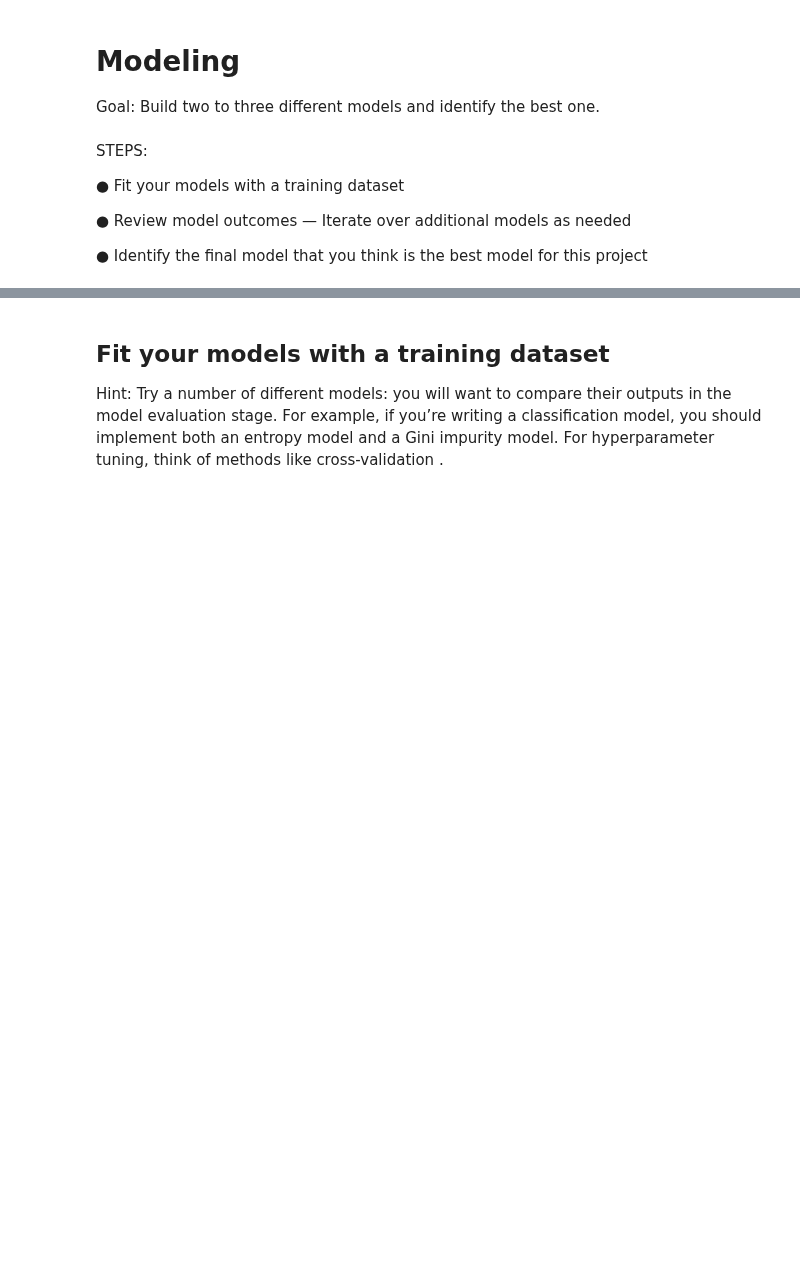
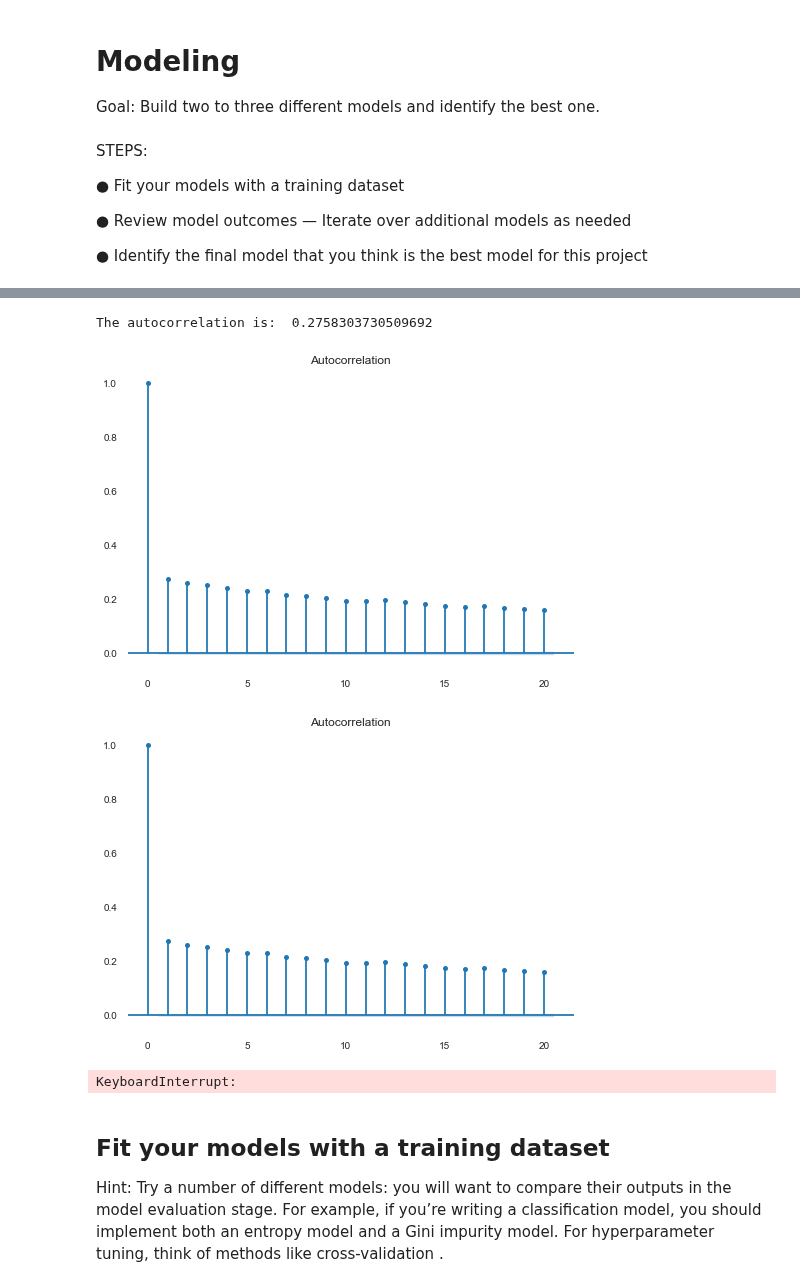
Before and after one commit to jjfrasca/Capstone_2, a Jupyter notebook: notebooks/2.0 -jjf-initial-modeling-zipcodeANDnational_Vacancy.ipynb, the cells around one changed output, grey strips where cells are left out. Drawn from its saved outputs; the diff is of its cells as text; code cells hidden in the pictures; blank space fills up the shorter version.

```diff
--- a/notebooks/2.0 -jjf-initial-modeling-zipcodeANDnational_Vacancy.ipynb
+++ b/notebooks/2.0 -jjf-initial-modeling-zipcodeANDnational_Vacancy.ipynb
@@ -14,0 +84,4 @@ STEPS:
+# %%
+#add leading zeros to zipcode
+df['Zipcode'] = df['Zipcode'].apply(lambda x: '{0:0>5}'.format(x))
+df
@@ -14,0 +103,8 @@ STEPS:
+# %%
+#compute percentage change
+df['Vacancy_Rate%_Change'] = df['Vacancy_Rate%'].pct_change()
+#drop MOE (Margin of Error) column
+df = df.drop('MOE-VacancyRate%', axis=1)
+#add a constant to the DataFrame for the regression intercept
+df = sm.add_constant(df)
+df
@@ -14,0 +134,4 @@ STEPS:
+# %%
+#delete the first row of NaN
+df = df.dropna()
+df
@@ -14,0 +153,4 @@ STEPS:
+# %%
+#change Zipcode to dtype integer
+df.Zipcode = df.Zipcode.astype('int')
+df.dtypes
@@ -14,0 +173,18 @@ STEPS:
+# %%
+#compute autocorrelation
+autocorrelation = df['Vacancy_Rate%'].autocorr()
+print('The autocorrelation is: ', autocorrelation)
+# %% [output]
+The autocorrelation is:  0.2758303730509692
+# %%
+#plot the acf
+plot_acf(df['Vacancy_Rate%'], lags=20, alpha=0.05)
+# %% [output]
+[figure, added]
+[figure, added]
+# %%
+#run augmented dickey-fuller test on Vacancy Rate data
+results = adfuller(df['Vacancy_Rate%'])
+print(results[1])
+# %% [output]
+KeyboardInterrupt:
```
Also changed, not shown: parts of 26 cells of this notebook.
